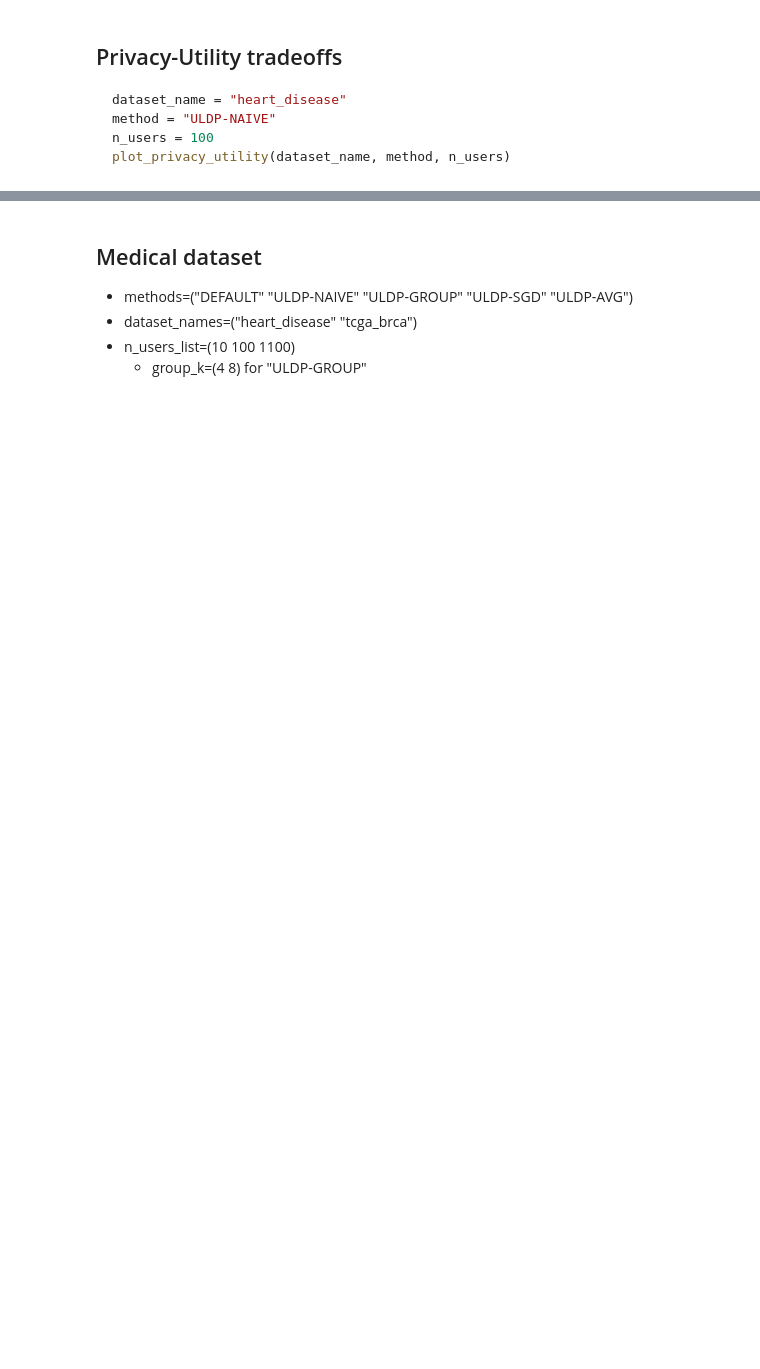
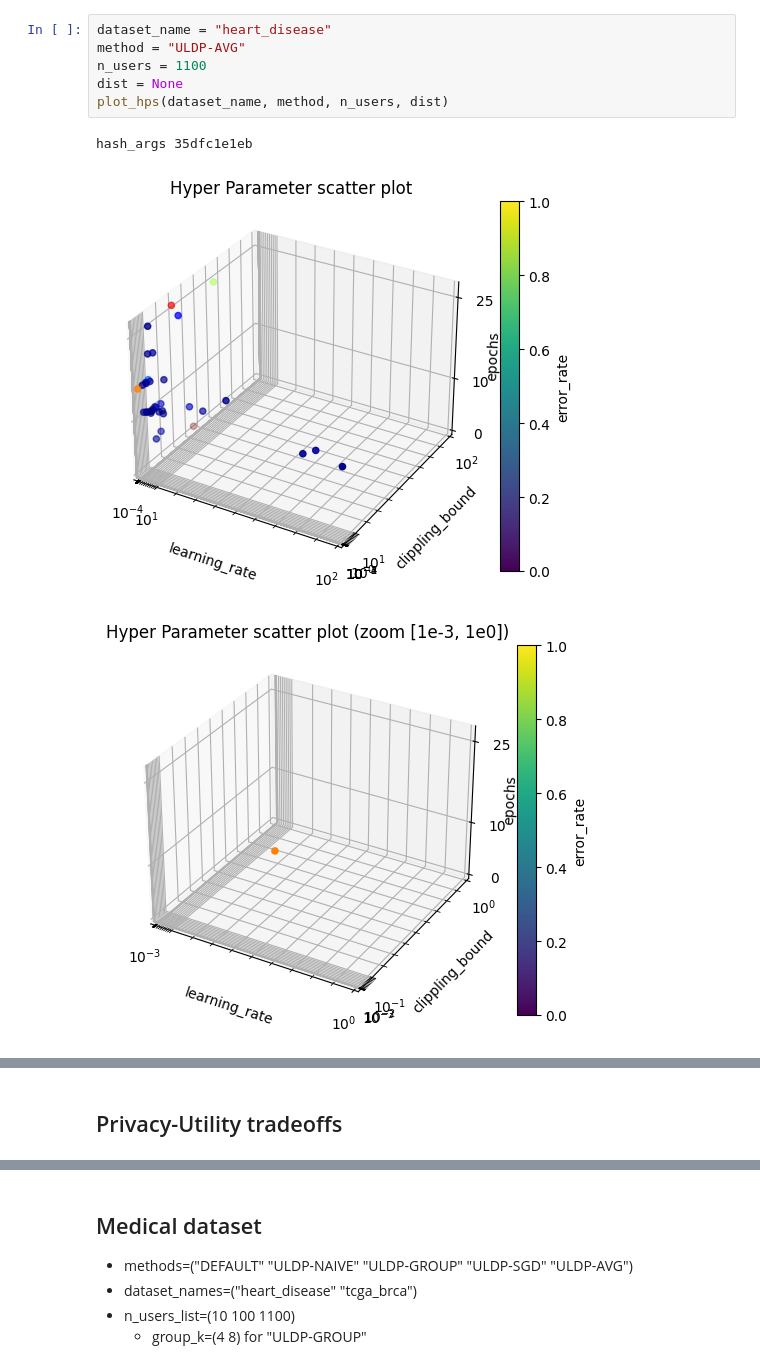
Before and after one commit to FumiyukiKato/uldp-fl, a Jupyter notebook: exp/exp_results.ipynb, the cells around one changed output, grey strips where cells are left out. Saved outputs shown, nothing was run; the diff lists cells and outputs as text; blank space fills up the shorter version.

````diff
--- a/exp/exp_results.ipynb
+++ b/exp/exp_results.ipynb
@@ -131,9 +153,10 @@ def plot_hps(dataset_name, method, n_users):
-# %% [markdown]
-## Privacy-Utility tradeoffs
-
-```python
-dataset_name = "heart_disease"
-method = "ULDP-NAIVE"
-n_users = 100
-plot_privacy_utility(dataset_name, method, n_users)
-```
+# %%
+dataset_name = "heart_disease"
+method = "ULDP-AVG"
+n_users = 1100
+dist = None
+plot_hps(dataset_name, method, n_users, dist)
+# %% [output]
+hash_args 35dfc1e1eb
+[figure, added]
+[figure, added]
@@ -140 +164,3 @@ plot_privacy_utility(dataset_name, method, n_users)
+# %% [markdown]
+## Privacy-Utility tradeoffs
 # %%
````
Also changed, not shown: parts of 10 cells of this notebook, 6 other files.
